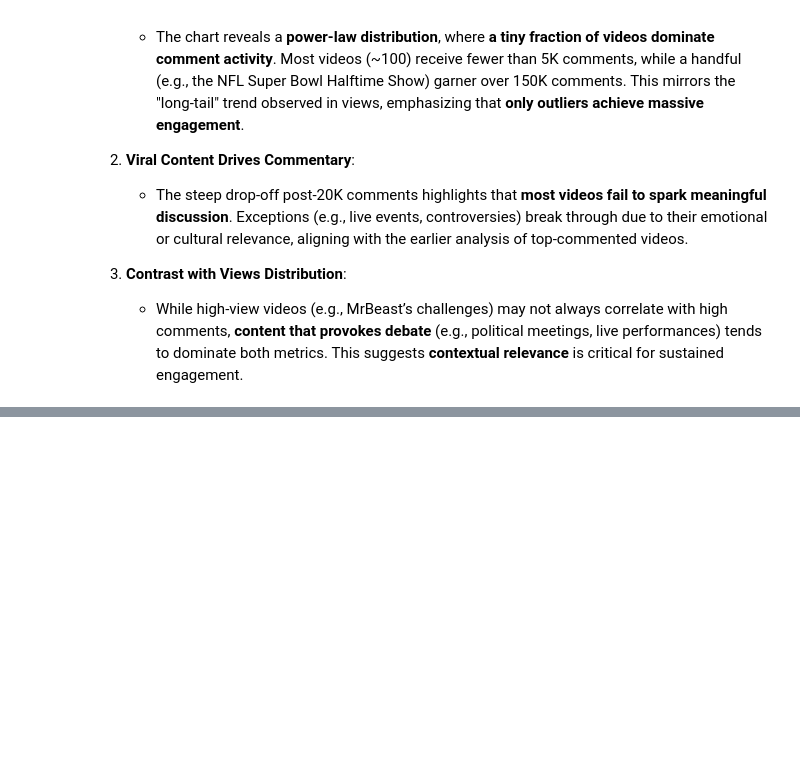
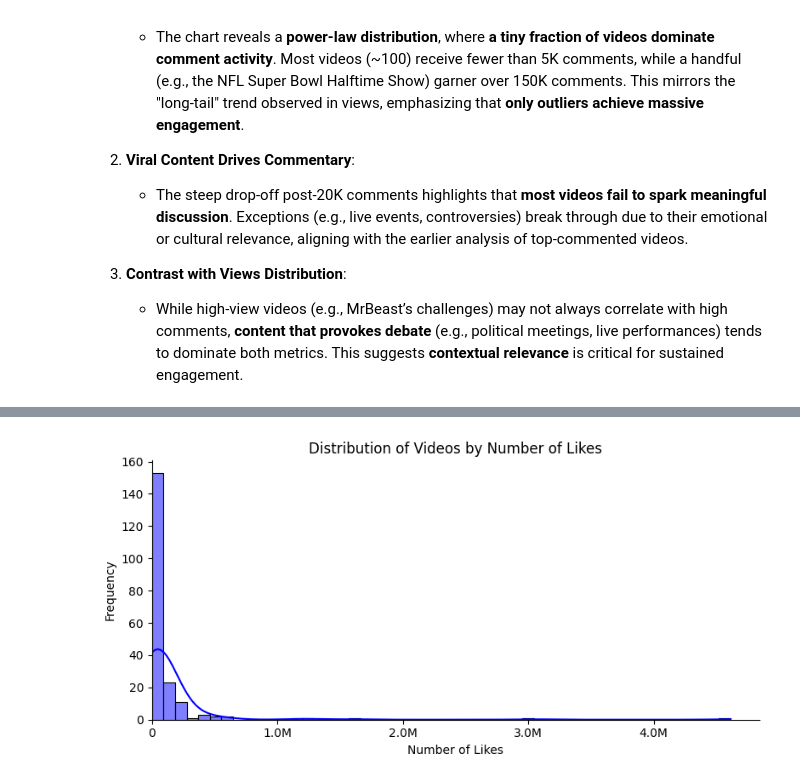
Before and after one commit to modyreturn/Youtube_Data_Analysis, a Jupyter notebook: Youtube_Videos_Analysis.ipynb, the cells around one changed output, grey strips where cells are left out. Cells and saved outputs as stored; diff of their text form; code cells hidden in the pictures; blank space fills up the shorter version.

```diff
--- a/Youtube_Videos_Analysis.ipynb
+++ b/Youtube_Videos_Analysis.ipynb
@@ -314,0 +421,31 @@ plt.show()
+# %%
+plt.figure(figsize=(8, 4))
+sns.histplot(data=df,
+             x='like_count',
+             bins=50,
+             color='blue',
+             kde=True,
+             edgecolor='k'
+             )
+
+# Function to format the values
+def num_format(x, pos):
+    if x >= 1e6:
+        return '{:1.1f}M'.format(x*1e-6)
+    elif x >= 1e3:
+        return '{:1.0f}K'.format(x*1e-3)
+    else:
+        return '{:1.0f}'.format(x)
+
+# Applying the custom formatter to the x-axis
+plt.gca().xaxis.set_major_formatter(FuncFormatter(num_format))
+
+plt.title('Distribution of Videos by Number of Likes')
+plt.ylabel('Frequency')
+plt.xlabel('Number of Likes')
+plt.xlim(0, None)
+sns.despine()
+plt.tight_layout()
+plt.show()
+# %% [output]
+[figure, added]
```
Also changed, not shown: parts of 8 cells of this notebook.
